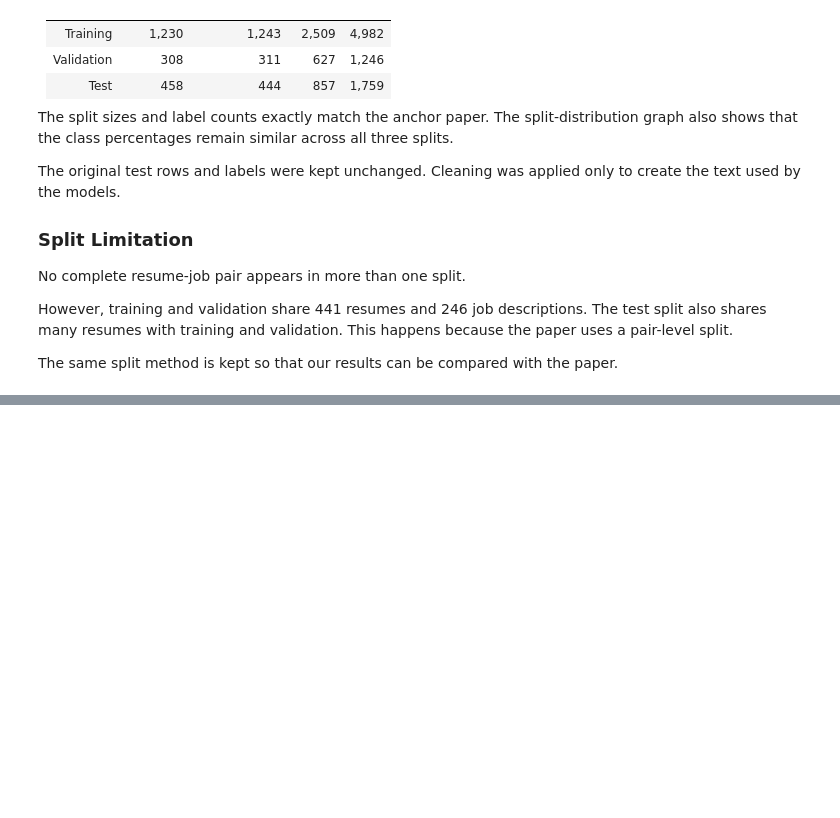
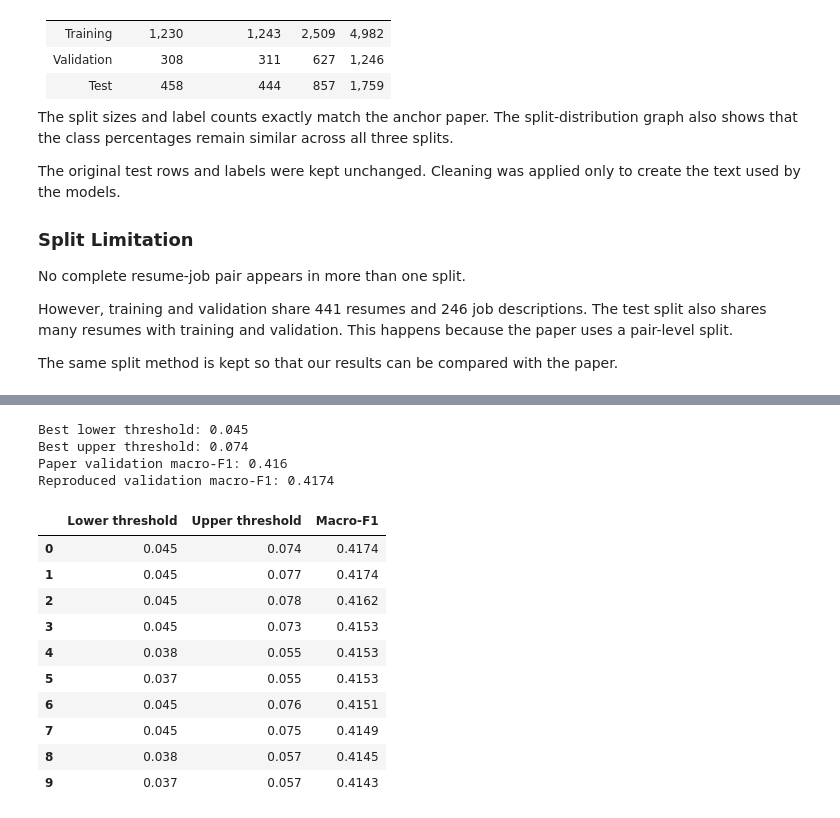
Before and after one commit to nandu-99/resume-job-matcher, a Jupyter notebook: m2/notebooks/m2-baseline-reproduction.ipynb, the cells around one changed output, grey strips where cells are left out. Saved outputs shown, nothing was run; the diff lists cells and outputs as text; code cells hidden in the pictures; blank space fills up the shorter version.

```diff
--- a/m2/notebooks/m2-baseline-reproduction.ipynb
+++ b/m2/notebooks/m2-baseline-reproduction.ipynb
@@ -1087,0 +1280,80 @@ The same split method is kept so that our results can be compared with the paper
+# %%
+fine_lower_grid = np.arange(0.030, 0.051, 0.001)
+fine_upper_grid = np.arange(0.050, 0.086, 0.001)
+fine_threshold_rows = []
+
+for lower_threshold in fine_lower_grid:
+    for upper_threshold in fine_upper_grid:
+        if lower_threshold >= upper_threshold:
+            continue
+
+        predictions = predict_from_similarity(
+            validation_similarity_scores,
+            lower_threshold,
+            upper_threshold
+        )
+
+        fine_threshold_rows.append({
+            "Lower threshold": lower_threshold,
+            "Upper threshold": upper_threshold,
+            "Macro-F1": f1_score(
+                validation_df["label"],
+                predictions,
+                labels=MODEL_LABELS,
+                average="macro",
+                zero_division=0
+            )
+        })
+
+fine_threshold_results = (
+    pd.DataFrame(fine_threshold_rows)
+    .sort_values(
+        ["Macro-F1", "Lower threshold", "Upper threshold"],
+        ascending=[False, True, True]
+    )
+    .reset_index(drop=True)
+)
+
+best_lower_threshold = float(
+    fine_threshold_results.loc[0, "Lower threshold"]
+)
+best_upper_threshold = float(
+    fine_threshold_results.loc[0, "Upper threshold"]
+)
+
+validation_similarity_predictions = predict_from_similarity(
+    validation_similarity_scores,
+    best_lower_threshold,
+    best_upper_threshold
+)
+
+validation_similarity_metrics = calculate_basic_metrics(
+    validation_df["label"],
+    validation_similarity_predictions
+)
+
+print(f"Best lower threshold: {best_lower_threshold:.3f}")
+print(f"Best upper threshold: {best_upper_threshold:.3f}")
+print(f"Paper validation macro-F1: 0.416")
+print(
+    "Reproduced validation macro-F1: "
+    f"{validation_similarity_metrics['Macro-F1']:.4f}"
+)
+
+display(fine_threshold_results.head(10).round(4))
+# %% [output]
+Best lower threshold: 0.045
+Best upper threshold: 0.074
+Paper validation macro-F1: 0.416
+Reproduced validation macro-F1: 0.4174
+|  | Lower threshold | Upper threshold | Macro-F1 |
+| 0 | 0.045 | 0.074 | 0.4174 |
+| 1 | 0.045 | 0.077 | 0.4174 |
+| 2 | 0.045 | 0.078 | 0.4162 |
+| 3 | 0.045 | 0.073 | 0.4153 |
+| 4 | 0.038 | 0.055 | 0.4153 |
+| 5 | 0.037 | 0.055 | 0.4153 |
+| 6 | 0.045 | 0.076 | 0.4151 |
+| 7 | 0.045 | 0.075 | 0.4149 |
+| 8 | 0.038 | 0.057 | 0.4145 |
+| 9 | 0.037 | 0.057 | 0.4143 |
```
Also changed, not shown: parts of 15 cells of this notebook, 2 other files.
